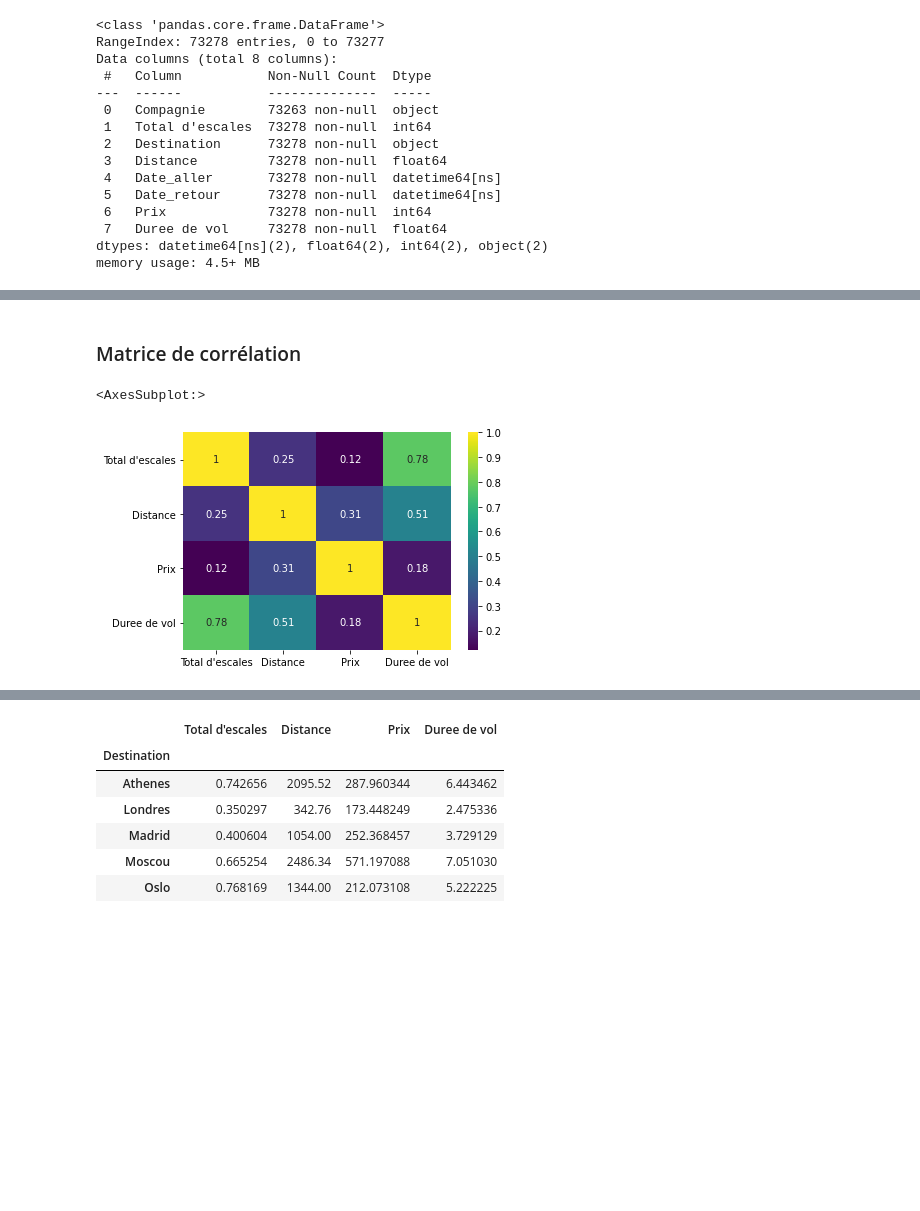
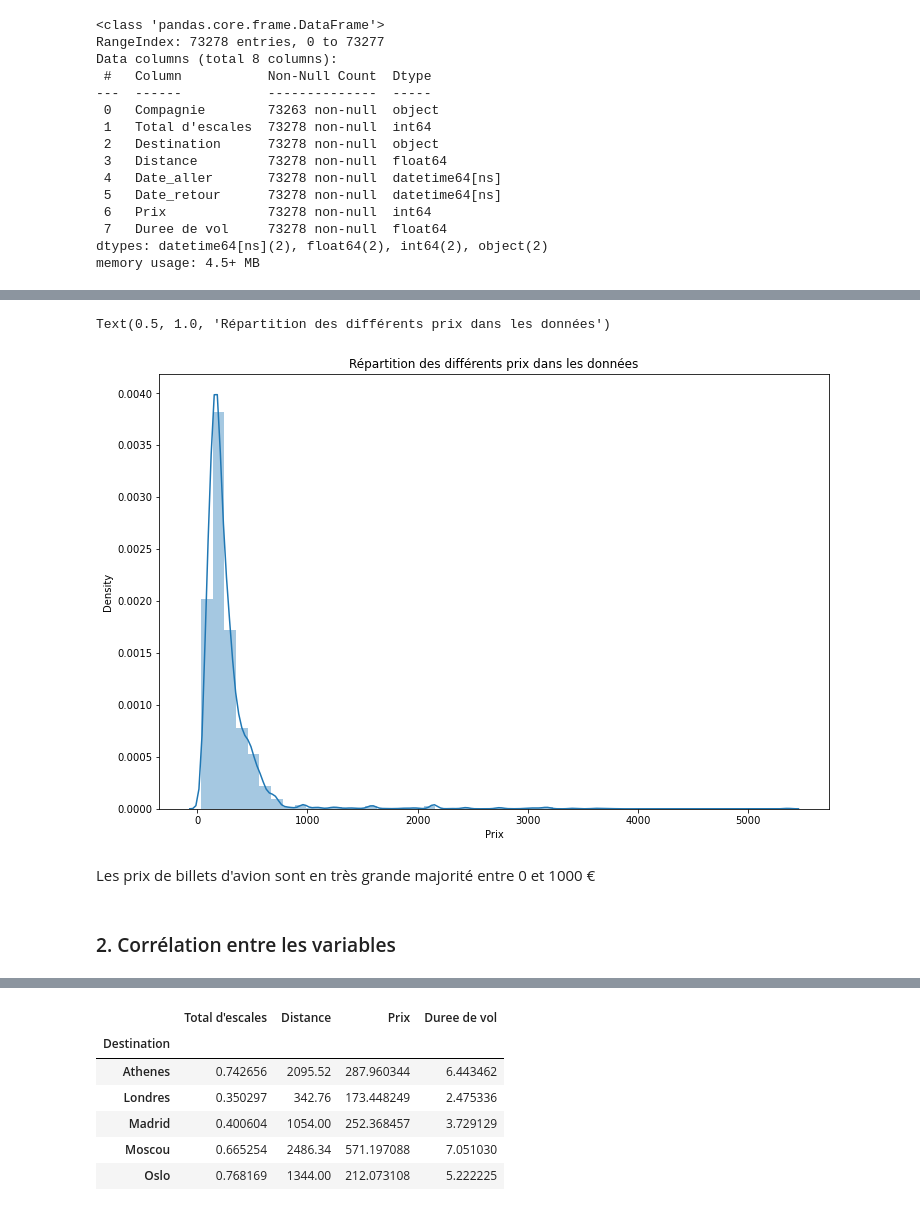
Before and after one commit to josensae/Prediction-des-prix-des-billets-d-avion-en-Europe-depuis-Paris, a Jupyter notebook: 3.DataViz/DataViz.ipynb, the cells around one changed output, grey strips where cells are left out. Drawn from its saved outputs; the diff is of its cells as text; code cells hidden in the pictures; blank space fills up the shorter version.

```diff
--- a/3.DataViz/DataViz.ipynb
+++ b/3.DataViz/DataViz.ipynb
@@ -50,7 +53,11 @@ df.describe()
+# %%
+plt.figure(figsize=(12,8))
+p= sns.distplot(df['Prix'])
+p.set_title("Répartition des différents prix dans les données")
+# %% [output]
+Text(0.5, 1.0, 'Répartition des différents prix dans les données')
+[figure, added]
+# %% [markdown]
+Les prix de billets d'avion sont en très grande majorité entre 0 et 1000 €
 # %% [markdown]
-### Matrice de corrélation
+### 2. Corrélation entre les variables
-# %%
-sns.heatmap(df.corr(), cmap= sns.color_palette("viridis", as_cmap=True), annot = True)
-# %% [output]
-<AxesSubplot:>
-[figure, removed]
```
Also changed, not shown: parts of 27 cells of this notebook.
